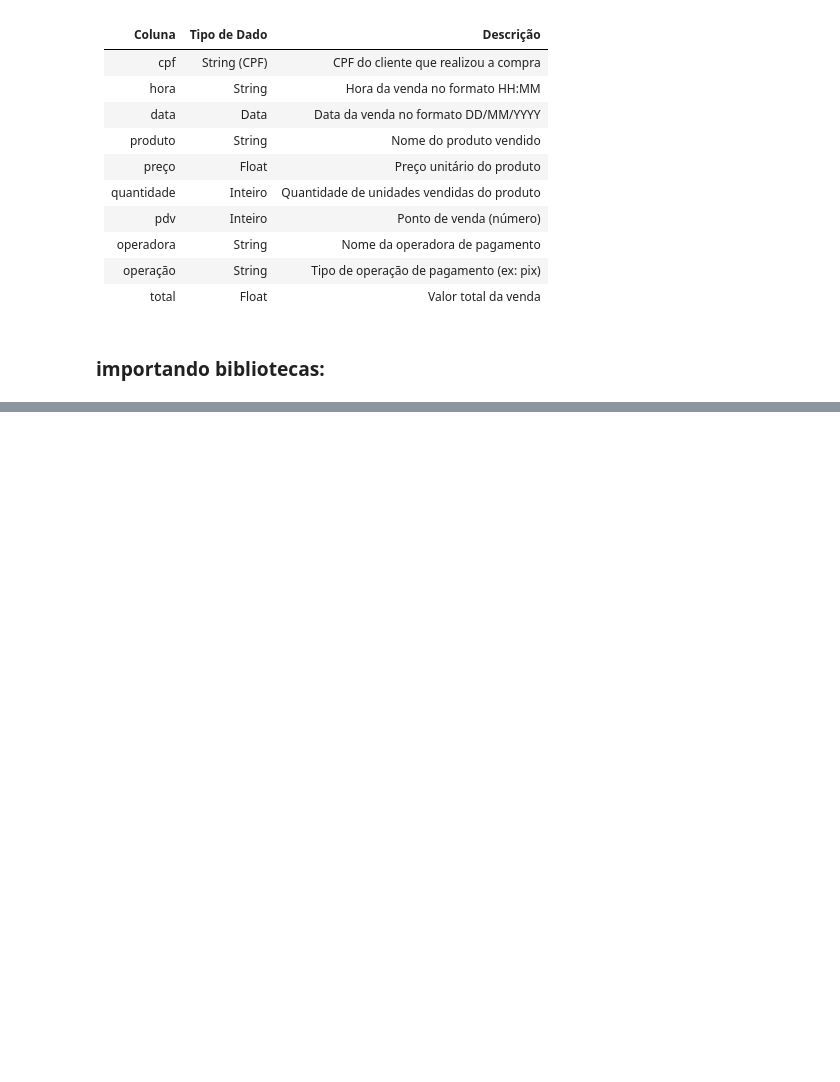
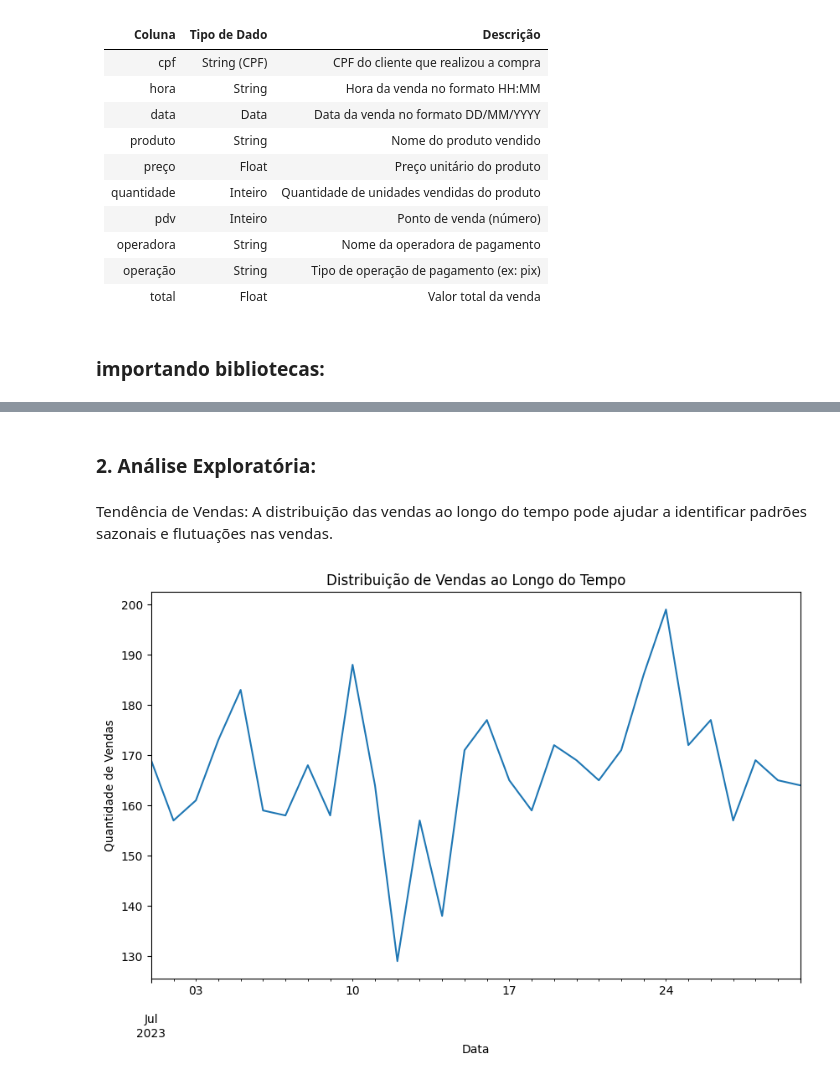
Before and after one commit to Jandersolutions/super_mercado, a Jupyter notebook: notebooks/projeto.ipynb, the cells around one changed output, grey strips where cells are left out. Cells and saved outputs as stored; diff of their text form; code cells hidden in the pictures; blank space fills up the shorter version.

```diff
--- a/notebooks/projeto.ipynb
+++ b/notebooks/projeto.ipynb
@@ -58,3 +60,20 @@ df.to_csv('../data/interim/venda.csv', index=False)
 # %%
 # Carregando os dados de trabalho
 df = pd.read_csv("../data/interim/venda.csv")
+# %% [markdown]
+### 2. Análise Exploratória:
+# %% [markdown]
+Tendência de Vendas: A distribuição das vendas ao longo do tempo pode ajudar a identificar padrões sazonais e flutuações nas vendas.
+# %%
+# Converter a coluna 'data' para formato de data
+df['data'] = pd.to_datetime(df['data'], format='%d/%m/%Y')
+# %%
+# Verificar a distribuição das vendas ao longo do tempo
+plt.figure(figsize=(10, 6))
+df.groupby('data').size().plot(kind='line')
+plt.title('Distribuição de Vendas ao Longo do Tempo')
+plt.xlabel('Data')
+plt.ylabel('Quantidade de Vendas')
+plt.show()
+# %% [output]
+[figure, added]
```
Also changed, not shown: parts of 14 cells of this notebook.
